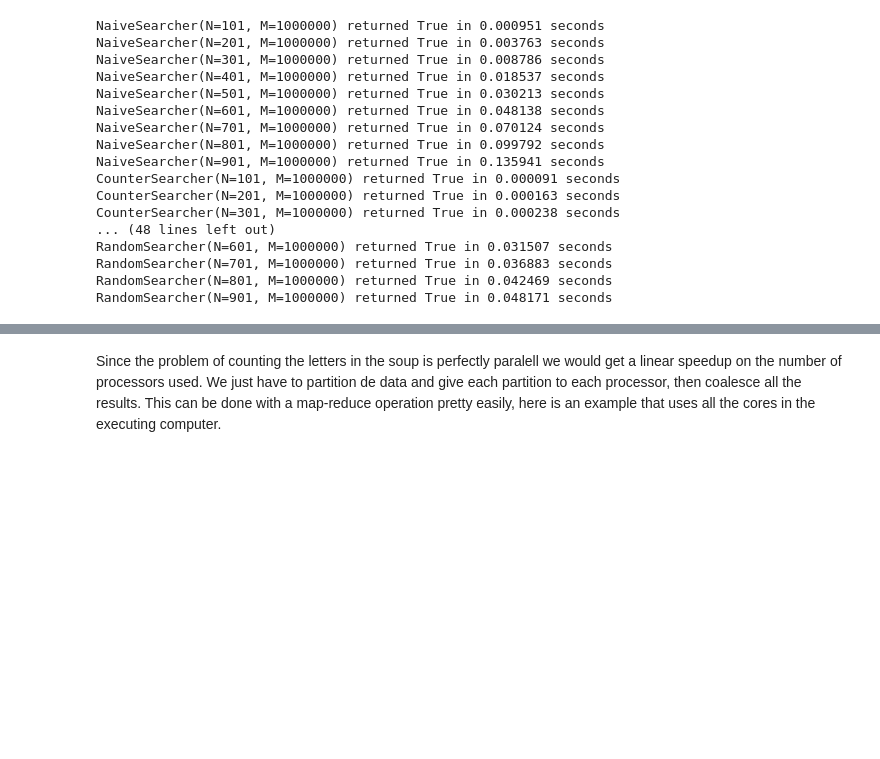
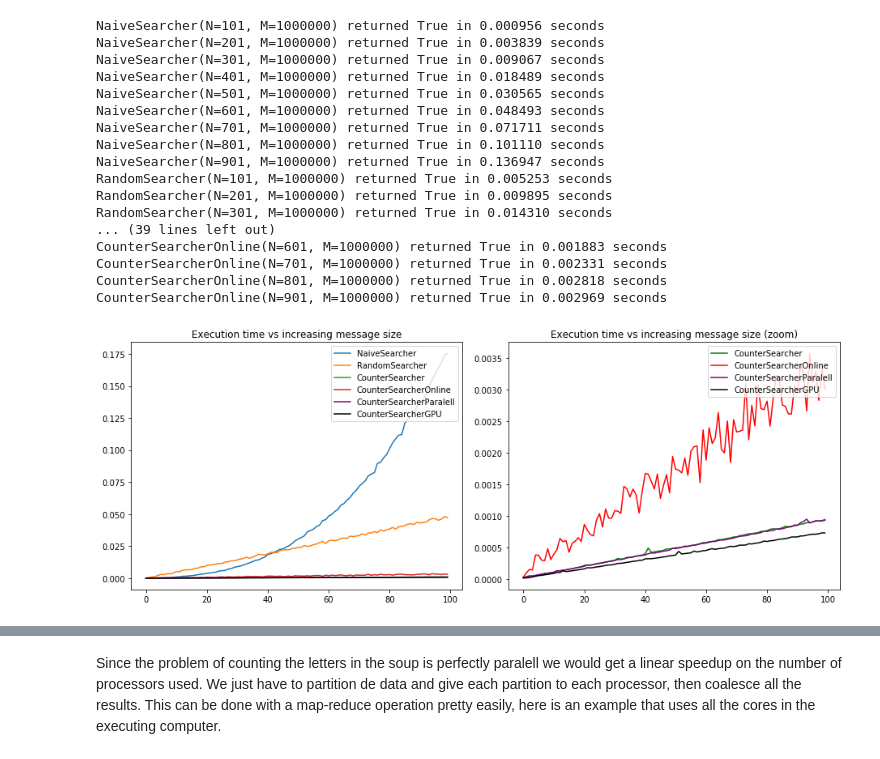
Before and after one commit to costalago/examples, a Jupyter notebook: algorithms/Bowl.ipynb, the cells around one changed output, grey strips where cells are left out. Cells and saved outputs as stored; diff of their text form; code cells hidden in the pictures; blank space fills up the shorter version.

```diff
--- a/algorithms/Bowl.ipynb
+++ b/algorithms/Bowl.ipynb
@@ -220,40 +249,60 @@ False
 bowl = get_str(1000000)
 
 naive = NaiveSearcher(bowl)
-naive_times = benchmark_range(naive, bowl, range(1,1000,10))
+naive_times = benchmark_messages(naive, bowl, range(1,1000,10))
+
+random = RandomSearcher(bowl)
+random_times = benchmark_messages(random, bowl, range(1,1000,10))
 
 counter = CounterSearcher(bowl)
-counter_times = benchmark_range(counter, bowl, range(1,1000,10))
-
-counter_mem = SearcherWithMemory(bowl)
-counter_mem_times = benchmark_range(counter_mem, bowl, range(1, 1000, 10))
-
-counter_pre = CounterSearcherAlwaysPreprocess(bowl)
-counter_pre_times = benchmark_range(counter_pre, bowl, range(1,1000,10))
+counter_times = benchmark_messages(counter, bowl, range(1,1000,10))
 
 counter_paralell = CounterSearcherParalell(bowl)
-counter_paralell_times = benchmark_range(counter_paralell, bowl, range(1,1000,10))
+counter_paralell_times = benchmark_messages(counter_paralell, bowl, range(1,1000,10))
 
 counter_gpu = CounterSearcherGPU(bowl)
-counter_gpu_times = benchmark_range(counter_gpu, bowl, range(1,1000,10))
+counter_gpu_times = benchmark_messages(counter_gpu, bowl, range(1,1000,10))
 
-random = RandomSearcher(bowl)
-random_times = benchmark_range(random, bowl, range(1,1000,10))
+counter_online = CounterSearcherOnline(bowl)
+counter_online_times = benchmark_messages(counter_online, bowl, range(1, 1000, 10))
 # %% [output]
-NaiveSearcher(N=101, M=1000000) returned True in 0.000951 seconds
-NaiveSearcher(N=201, M=1000000) returned True in 0.003763 seconds
-NaiveSearcher(N=301, M=1000000) returned True in 0.008786 seconds
-NaiveSearcher(N=401, M=1000000) returned True in 0.018537 seconds
-NaiveSearcher(N=501, M=1000000) returned True in 0.030213 seconds
-NaiveSearcher(N=601, M=1000000) returned True in 0.048138 seconds
-NaiveSearcher(N=701, M=1000000) returned True in 0.070124 seconds
-NaiveSearcher(N=801, M=1000000) returned True in 0.099792 seconds
-NaiveSearcher(N=901, M=1000000) returned True in 0.135941 seconds
-CounterSearcher(N=101, M=1000000) returned True in 0.000091 seconds
-CounterSearcher(N=201, M=1000000) returned True in 0.000163 seconds
-CounterSearcher(N=301, M=1000000) returned True in 0.000238 seconds
-... (48 lines left out)
-RandomSearcher(N=601, M=1000000) returned True in 0.031507 seconds
-RandomSearcher(N=701, M=1000000) returned True in 0.036883 seconds
-RandomSearcher(N=801, M=1000000) returned True in 0.042469 seconds
-RandomSearcher(N=901, M=1000000) returned True in 0.048171 seconds
+NaiveSearcher(N=101, M=1000000) returned True in 0.000956 seconds
+NaiveSearcher(N=201, M=1000000) returned True in 0.003839 seconds
+NaiveSearcher(N=301, M=1000000) returned True in 0.009067 seconds
+NaiveSearcher(N=401, M=1000000) returned True in 0.018489 seconds
+NaiveSearcher(N=501, M=1000000) returned True in 0.030565 seconds
+NaiveSearcher(N=601, M=1000000) returned True in 0.048493 seconds
+NaiveSearcher(N=701, M=1000000) returned True in 0.071711 seconds
+NaiveSearcher(N=801, M=1000000) returned True in 0.101110 seconds
+NaiveSearcher(N=901, M=1000000) returned True in 0.136947 seconds
+RandomSearcher(N=101, M=1000000) returned True in 0.005253 seconds
+RandomSearcher(N=201, M=1000000) returned True in 0.009895 seconds
+RandomSearcher(N=301, M=1000000) returned True in 0.014310 seconds
+... (39 lines left out)
+CounterSearcherOnline(N=601, M=1000000) returned True in 0.001883 seconds
+CounterSearcherOnline(N=701, M=1000000) returned True in 0.002331 seconds
+CounterSearcherOnline(N=801, M=1000000) returned True in 0.002818 seconds
+CounterSearcherOnline(N=901, M=1000000) returned True in 0.002969 seconds
+# %%
+plt.figure(figsize=(13, 5))
+
+plt.subplot(1, 2, 1)
+plt.plot(naive_times, label="NaiveSearcher")
+plt.plot(random_times, label="RandomSearcher")
+plt.plot(counter_times, label="CounterSearcher")
+plt.plot(counter_online_times, label="CounterSearcherOnline")
+plt.plot(counter_paralell_times, label="CounterSearcherParalell", color='purple')
+plt.plot(counter_gpu_times, label="CounterSearcherGPU", color='black')
+plt.title('Execution time vs increasing message size')
+plt.legend(loc='upper right')
+
+plt.subplot(1, 2, 2)
+plt.plot(counter_times, label="CounterSearcher", color='green')
+plt.plot(counter_online_times, label="CounterSearcherOnline", color='red')
+plt.plot(counter_paralell_times, label="CounterSearcherParalell", color='purple')
+plt.plot(counter_gpu_times, label="CounterSearcherGPU", color='black')
+plt.legend(loc='upper right')
+plt.title('Execution time vs increasing message size (zoom)')
+plt.tight_layout()
+# %% [output]
+[figure, added]
```
Also changed, not shown: parts of 12 cells of this notebook.
